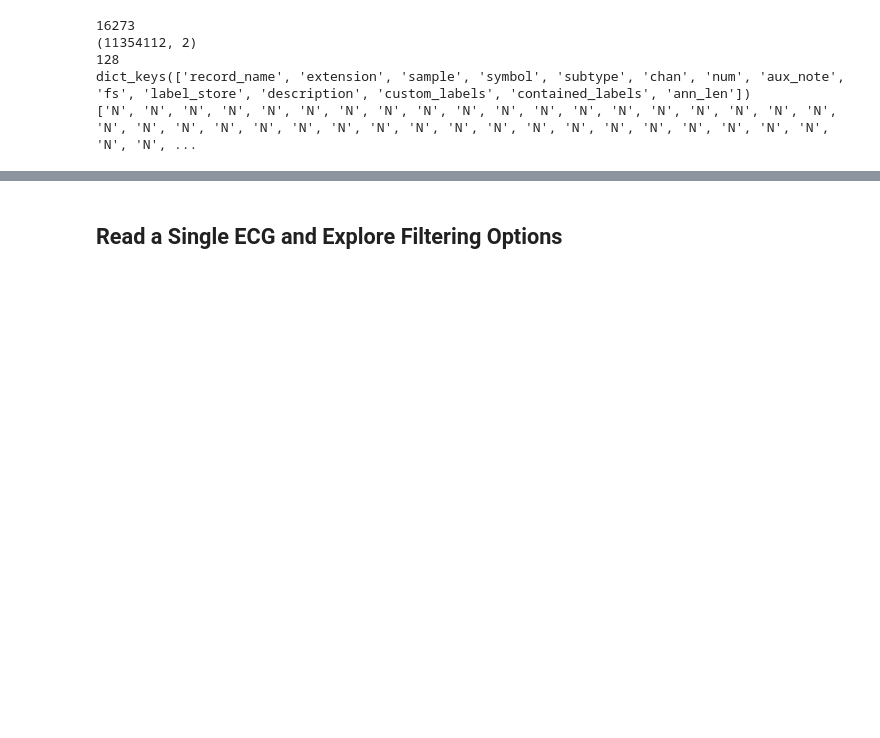
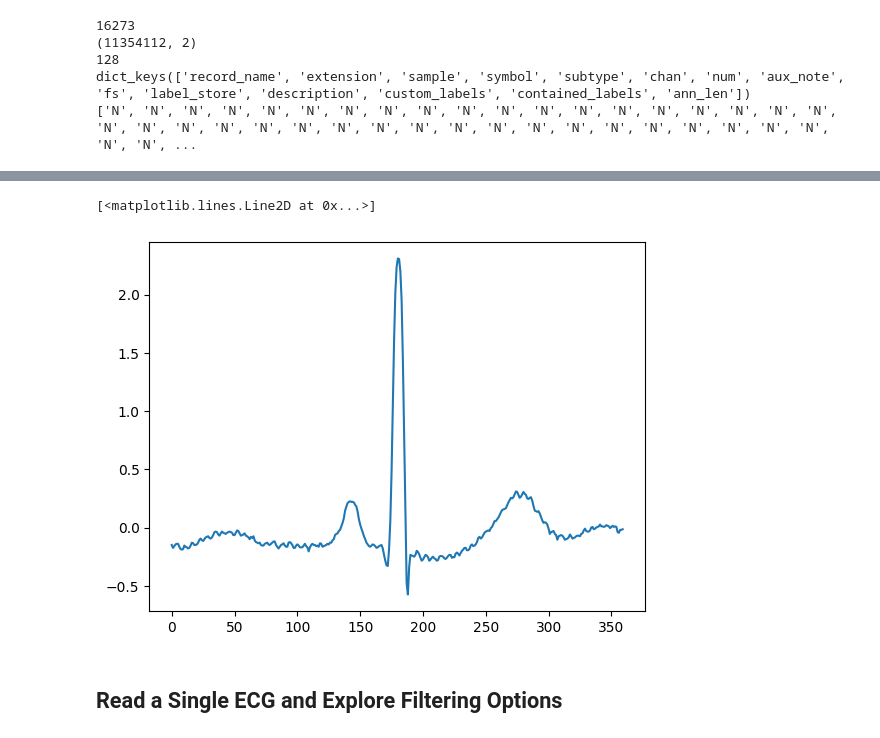
Before and after one commit to rahulpemmaraju/bic_project, a Jupyter notebook: read_data.ipynb, the cells around one changed output, grey strips where cells are left out. Saved outputs shown, nothing was run; the diff lists cells and outputs as text; code cells hidden in the pictures; blank space fills up the shorter version.

```diff
--- a/read_data.ipynb
+++ b/read_data.ipynb
@@ -190,0 +257,13 @@ for si, ei, ba in zip(start_indeces, end_indeces, symbol_note):
+# %%
+record = wfdb.rdrecord('{}/{}'.format(ARR_DATA_DIR, 106))
+annotation = wfdb.rdann('{}/{}'.format(ARR_DATA_DIR, 106), 'atr')
+
+raw_ecg = record.p_signal[:, 0]
+
+print(annotation.record_name)
+print(record.p_signal.shape)
+print(record.fs)
+print(annotation.__dict__.keys())
+print(annotation.sample)
+print(annotation.symbol)
+print(len(annotation.symbol), len(annotation.sample))
@@ -191,3 +278,19 @@ for si, ei, ba in zip(start_indeces, end_indeces, symbol_note):
+# %%
+beat_encoding = np.array([BEAT_TO_ENCODING[x] for x in annotation.symbol])
+beat_samples = np.array(annotation.sample)
+mask = np.where(beat_encoding > -1)
+
+filtered_encoding = beat_encoding[mask]
+filtered_beats = beat_samples[mask]
+
+window_len = 1 * record.fs
+beat_windows = [(int(x - window_len // 2), int(x + window_len //2)) for x in filtered_beats]
+
+
+plt.plot(raw_ecg[beat_windows[500][0]:beat_windows[500][1]])
+# %% [output]
+[<matplotlib.lines.Line2D at 0x...>]
+[figure, added]
 # %% [markdown]
 ## Read a Single ECG and Explore Filtering Options
 # %%
```
Also changed, not shown: parts of 7 cells of this notebook, 9 other files.
